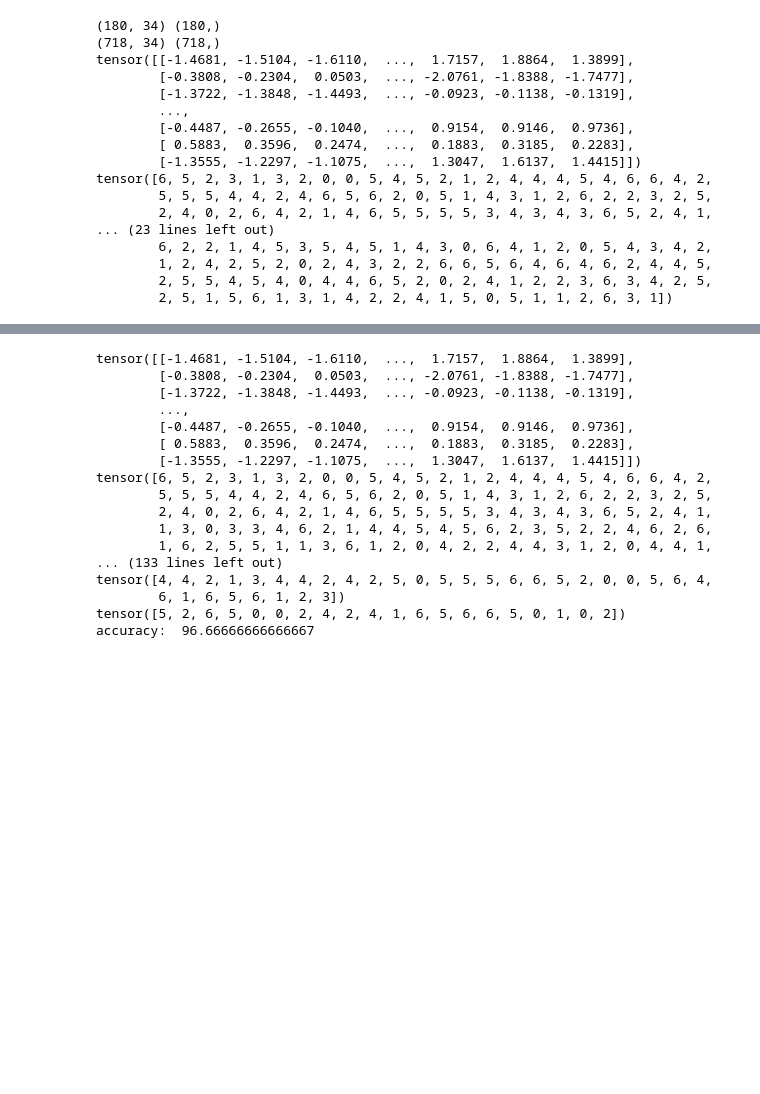
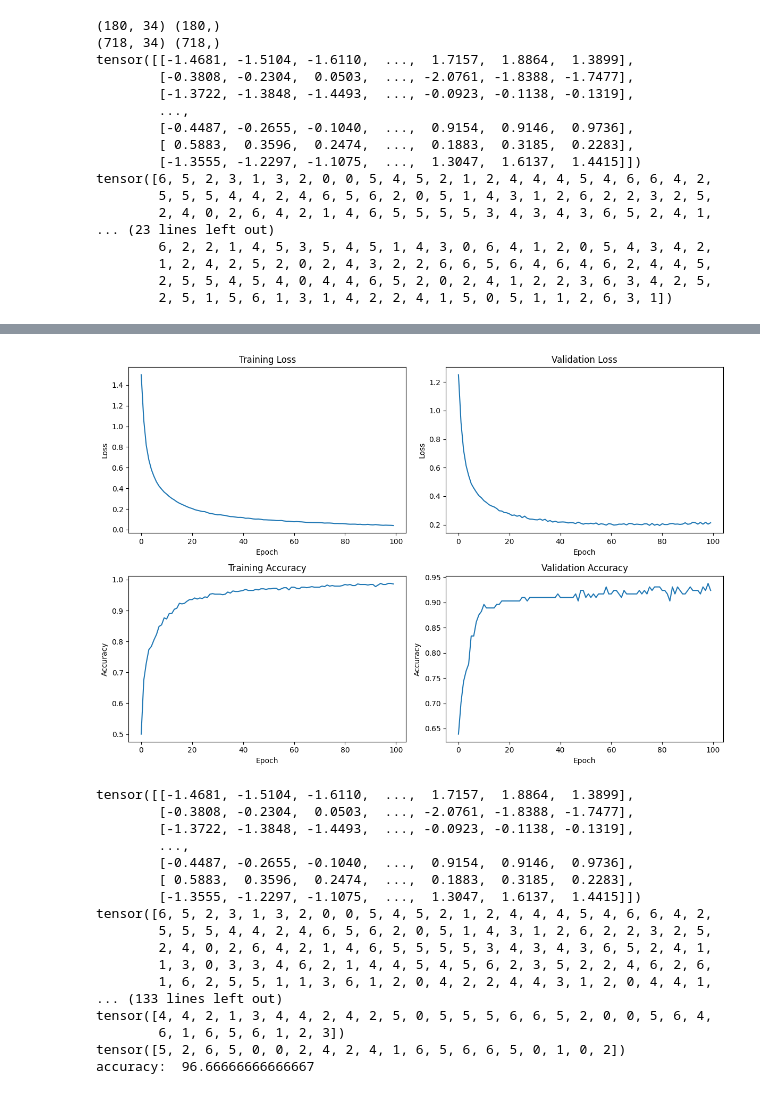
Before and after one commit to vishwa-Ansh/Machine_learning___, a Jupyter notebook: Deep_leaning__/__py_notebooks__/Untitled3.ipynb, the cells around one changed output, grey strips where cells are left out. Cells and saved outputs as stored; diff of their text form; code cells hidden in the pictures; blank space fills up the shorter version.

```diff
--- a/Deep_leaning__/__py_notebooks__/Untitled3.ipynb
+++ b/Deep_leaning__/__py_notebooks__/Untitled3.ipynb
@@ -273,3 +305,54 @@ Test Accuracy: 0.949999988079071
+# %%
+fig, axes = plt.subplots(
+    2,
+    2,
+    figsize=(12, 8)
+)
+# Training Loss
+axes[0, 0].plot(
+    history.history["loss"]
+)
+
+axes[0, 0].set_title("Training Loss")
+axes[0, 0].set_xlabel("Epoch")
+axes[0, 0].set_ylabel("Loss")
+
+
+# Validation Loss
+axes[0, 1].plot(
+    history.history["val_loss"]
+)
+
+axes[0, 1].set_title("Validation Loss")
+axes[0, 1].set_xlabel("Epoch")
+axes[0, 1].set_ylabel("Loss")
+
+
+# Training Accuracy
+axes[1, 0].plot(
+    history.history["accuracy"]
+)
+
+axes[1, 0].set_title("Training Accuracy")
+axes[1, 0].set_xlabel("Epoch")
+axes[1, 0].set_ylabel("Accuracy")
+
+
+# Validation Accuracy
+axes[1, 1].plot(
+    history.history["val_accuracy"]
+)
+
+axes[1, 1].set_title("Validation Accuracy")
+axes[1, 1].set_xlabel("Epoch")
+axes[1, 1].set_ylabel("Accuracy")
+
+
+fig.tight_layout()
+
+plt.show()
+# %% [output]
+[figure, added]
 # %%
 X_train_tensor = torch.tensor(X_train_scale, dtype = torch.float32)
 X_test_tensor =  torch.tensor(X_test_scale, dtype = torch.float32)
```
Also changed, not shown: parts of 7 cells of this notebook, 4 other files.
